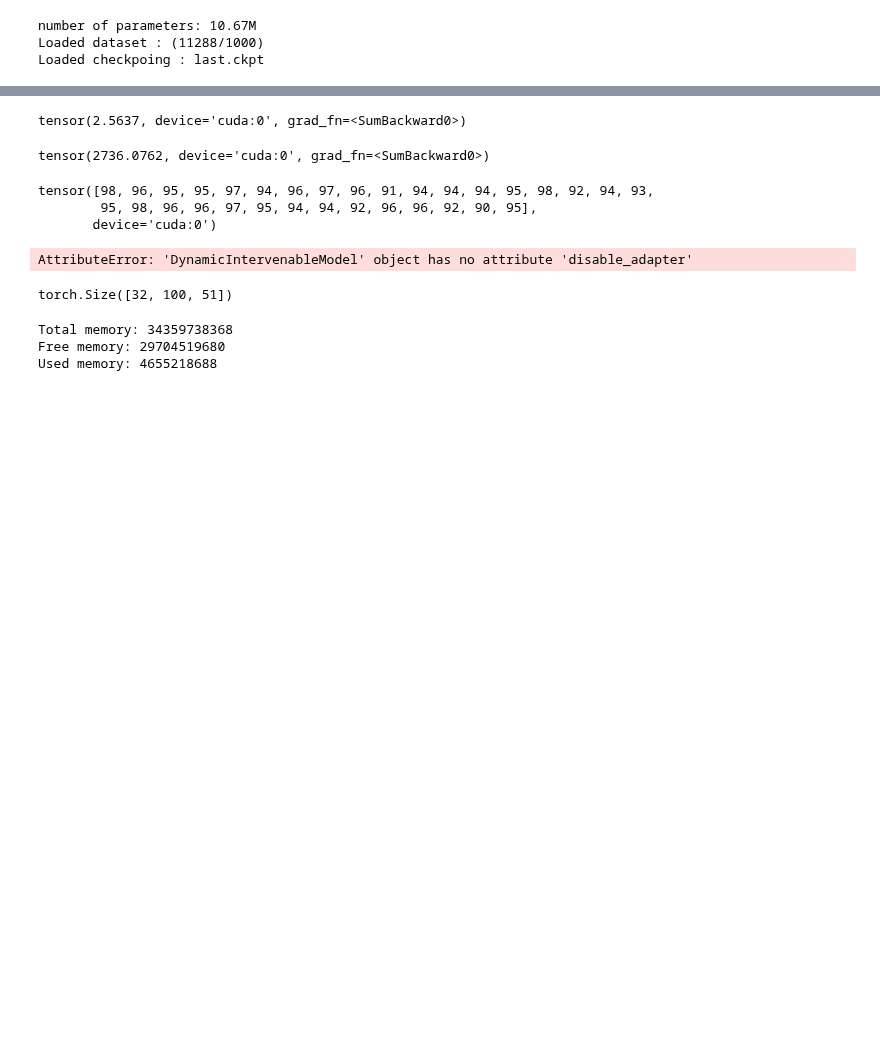
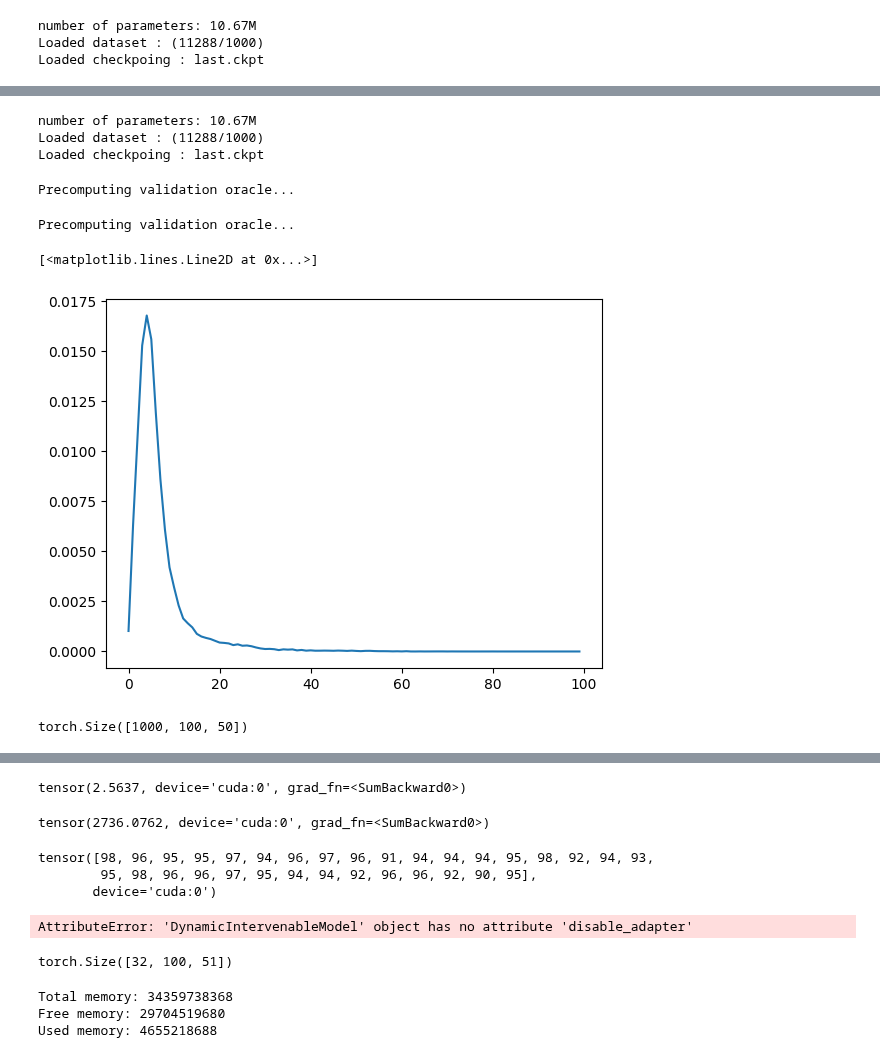
Before and after one commit to leogagnon/latent_control, a Jupyter notebook: notebooks/pyvene_sandbox.ipynb, the cells around one changed output, grey strips where cells are left out. Drawn from its saved outputs; the diff is of its cells as text; code cells hidden in the pictures; blank space fills up the shorter version.

```diff
--- a/notebooks/pyvene_sandbox.ipynb
+++ b/notebooks/pyvene_sandbox.ipynb
@@ -43,0 +85,48 @@ Loaded checkpoing : last.ckpt
+# %%
+task = FineTuningTask(
+    TuneConfig(
+        IDS['gpt'], method_config=LoraConfig(r=4, target_modules='all-linear'), constraints=[[1,0],[2,0],[4,1],[6,0],[7,0]], precompute_pp=False
+    )
+).cuda()
+# %% [output]
+number of parameters: 10.67M
+Loaded dataset : (11288/1000)
+Loaded checkpoing : last.ckpt
+# %%
+val_active_seqs = torch.concatenate(
+    [
+        task.full_data.__getitems__(batch)[0]
+        for batch in torch.split(torch.IntTensor(task.val_data['active'].indices), 256)
+    ],
+    dim=0,
+)
+# %%
+# Compute oracle
+assumed_envs = jnp.array(task.latent_indices)
+oracle_pp = []
+print("Precomputing validation oracle...")
+for seq in tqdm(val_active_seqs):
+    oracle_pp.append(task.full_data.posterior_predictive(assumed_envs, t2j(seq)[1:]))
+# %% [output]
+Precomputing validation oracle...
+# %%
+# Compute oracle
+assumed_envs = jnp.arange(len(task.full_data))
+oracle_pp_full = []
+print("Precomputing validation oracle...")
+for seq in tqdm(val_active_seqs):
+    oracle_pp_full.append(task.full_data.posterior_predictive(assumed_envs, t2j(seq)[1:]))
+# %% [output]
+Precomputing validation oracle...
+# %%
+oracle_pp = j2t(jnp.stack(oracle_pp)).cpu()
+oracle_pp_full = j2t(jnp.stack(oracle_pp_full)).cpu()
+# %%
+plt.plot(torch.abs(oracle_pp_full - oracle_pp).mean((0,-1)))
+# %% [output]
+[<matplotlib.lines.Line2D at 0x...>]
+[figure, added]
+# %%
+oracle_pp_full.shape
+# %% [output]
+torch.Size([1000, 100, 50])
```
Also changed, not shown: parts of 19 cells of this notebook, 9 other files.
